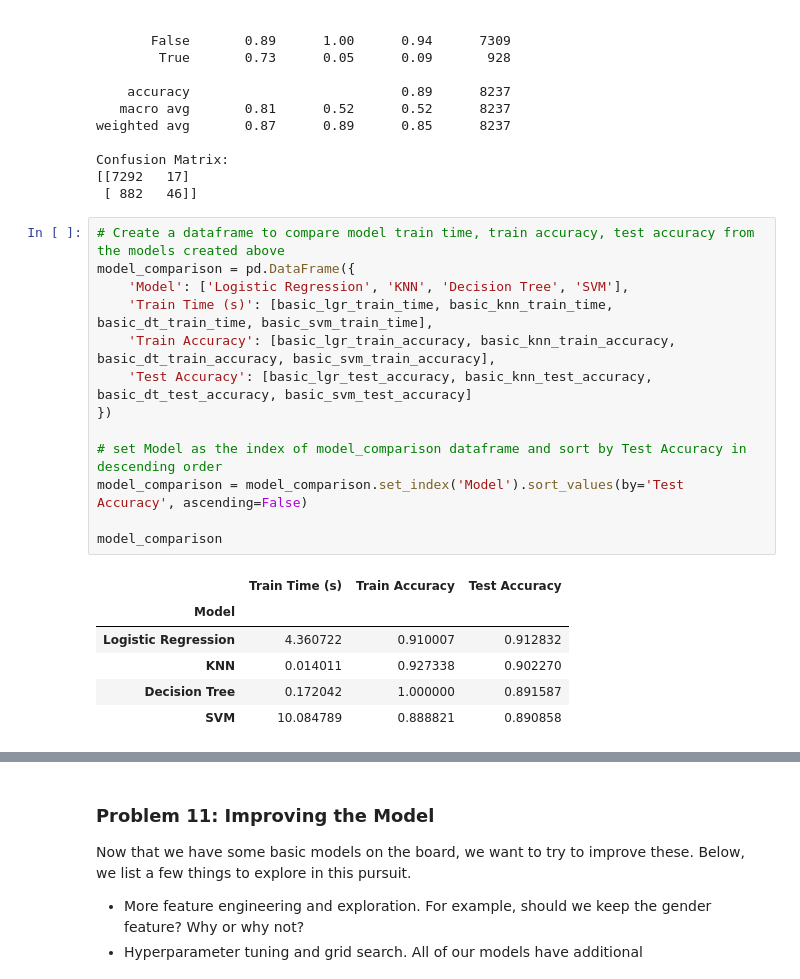
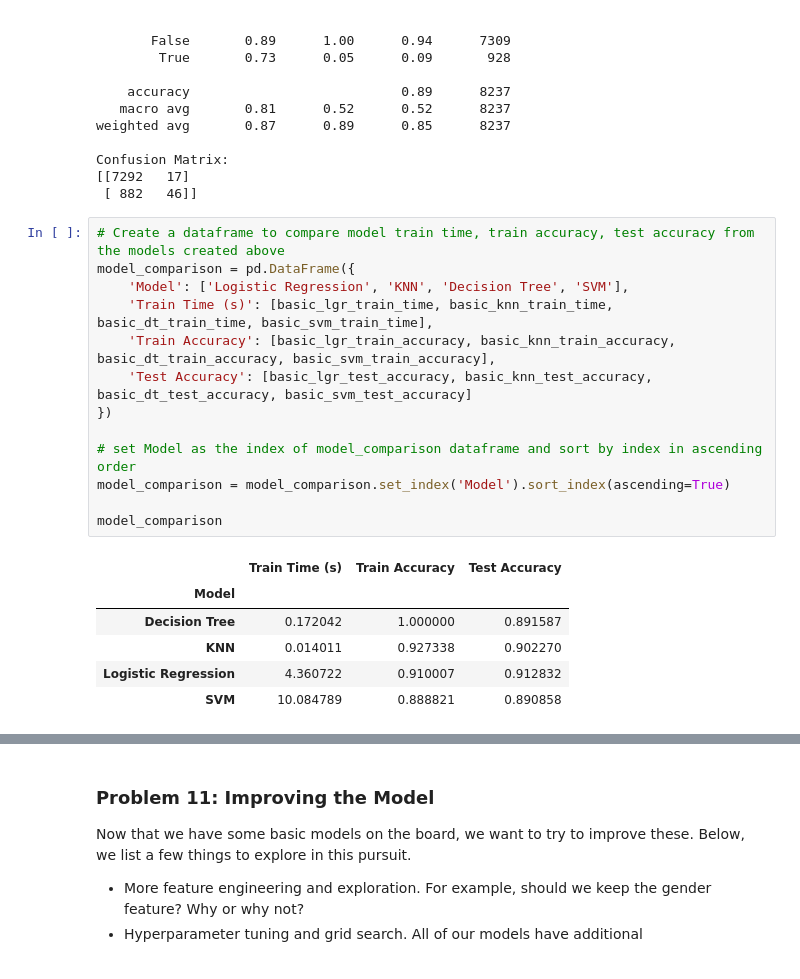
Before and after one commit to pbtrivedi/comparing-classifiers, a Jupyter notebook: comparing_classifiers.ipynb, the cells around one changed output, grey strips where cells are left out. Cells and saved outputs as stored; diff of their text form.

Commit message:
Completed all models and analysis.

```diff
--- a/comparing_classifiers.ipynb
+++ b/comparing_classifiers.ipynb
@@ -539,20 +539,20 @@ Confusion Matrix:
 # %%
 # Create a dataframe to compare model train time, train accuracy, test accuracy from the models created above
 model_comparison = pd.DataFrame({
     'Model': ['Logistic Regression', 'KNN', 'Decision Tree', 'SVM'],
     'Train Time (s)': [basic_lgr_train_time, basic_knn_train_time, basic_dt_train_time, basic_svm_train_time],
     'Train Accuracy': [basic_lgr_train_accuracy, basic_knn_train_accuracy, basic_dt_train_accuracy, basic_svm_train_accuracy],
     'Test Accuracy': [basic_lgr_test_accuracy, basic_knn_test_accuracy, basic_dt_test_accuracy, basic_svm_test_accuracy]
 })
 
-# set Model as the index of model_comparison dataframe and sort by Test Accuracy in descending order
-model_comparison = model_comparison.set_index('Model').sort_values(by='Test Accuracy', ascending=False)
+# set Model as the index of model_comparison dataframe and sort by index in ascending order
+model_comparison = model_comparison.set_index('Model').sort_index(ascending=True)
 
 model_comparison
 # %% [output]
 |  | Train Time (s) | Train Accuracy | Test Accuracy |
 | Model |  |  |  |
+| Decision Tree | 0.172042 | 1.000000 | 0.891587 |
+| KNN | 0.014011 | 0.927338 | 0.902270 |
 | Logistic Regression | 4.360722 | 0.910007 | 0.912832 |
-| KNN | 0.014011 | 0.927338 | 0.902270 |
-| Decision Tree | 0.172042 | 1.000000 | 0.891587 |
 | SVM | 10.084789 | 0.888821 | 0.890858 |
```
Also changed, not shown: parts of 12 cells of this notebook, 3 other files.
